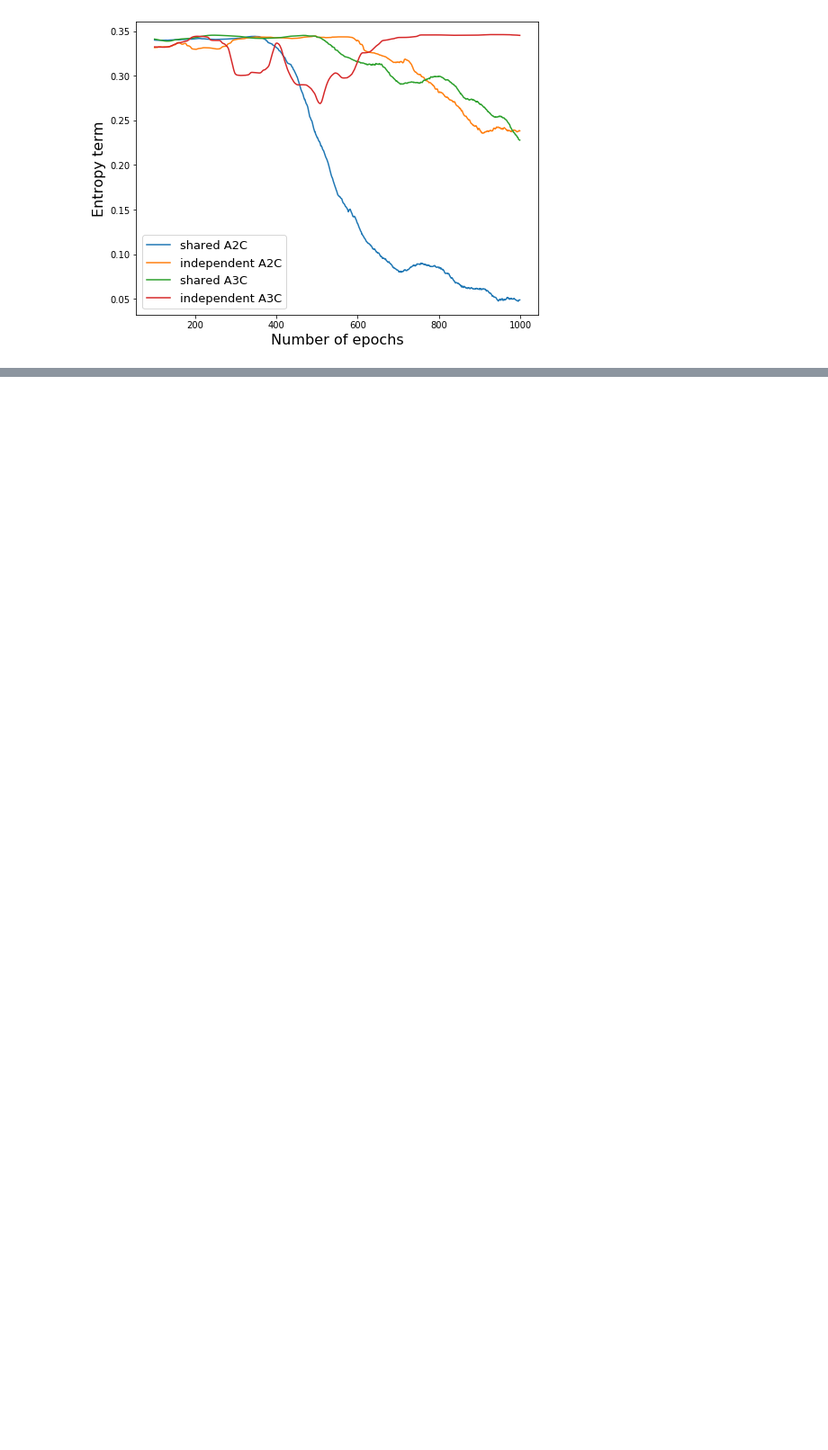
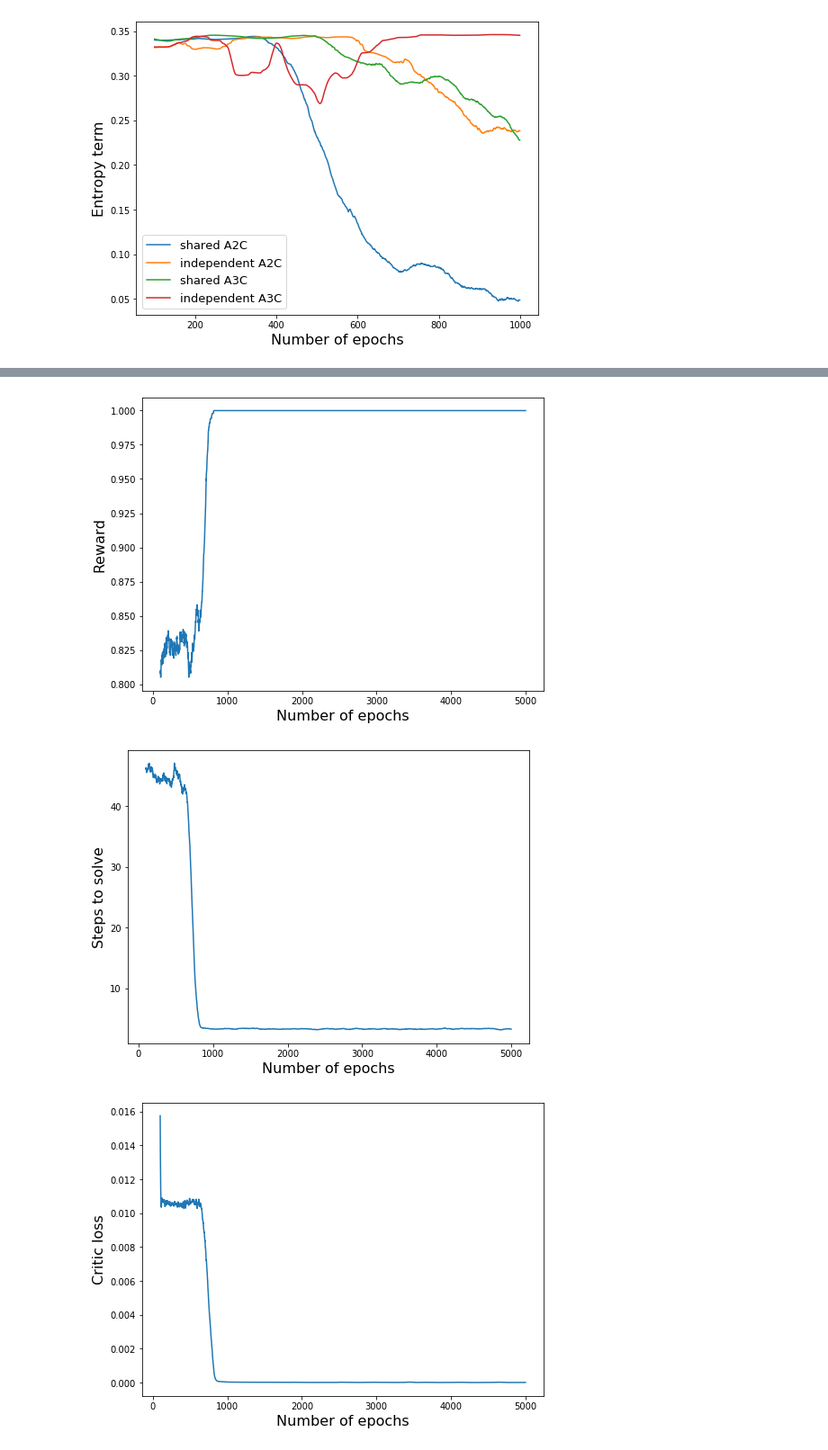
Before and after one commit to nicoladainese96/RelationalDeepRL, a Jupyter notebook: A2C_A3C_sandbbox_training.ipynb, the cells around one changed output, grey strips where cells are left out. Shown at 90% size. Saved outputs shown, nothing was run; the diff lists cells and outputs as text; code cells hidden in the pictures; blank space fills up the shorter version.

Commit message:
trained successfully batched A2C; updated README

```diff
--- a/A2C_A3C_sandbbox_training.ipynb
+++ b/A2C_A3C_sandbbox_training.ipynb
@@ -575,0 +578,4 @@ plot.compare_sessions(list_of_scores, list_of_steps, list_of_losses, list_of_lab
+# %%
+load_dir = "Results/Sandbox/"
+queries = ['batched-A2C','shared']
+train_dict = utils.load_session(load_dir, queries)
@@ -575,0 +585,10 @@ plot.compare_sessions(list_of_scores, list_of_steps, list_of_losses, list_of_lab
+# %%
+keywords = train_dict['keywords']
+print("Keywords: ", keywords)
+game_params = train_dict['game_params']
+print("game_params: ", game_params)
+HPs = train_dict['HPs']
+print("HPs: ", HPs)
+score = train_dict['score']
+steps = train_dict['steps']
+losses = train_dict['losses']
@@ -575,0 +601,6 @@ plot.compare_sessions(list_of_scores, list_of_steps, list_of_losses, list_of_lab
+# %%
+plot.plot_session(score, steps, losses)
+# %% [output]
+[figure, added]
+[figure, added]
+[figure, added]
```
Also changed, not shown: parts of 15 cells of this notebook, 13 other files.
